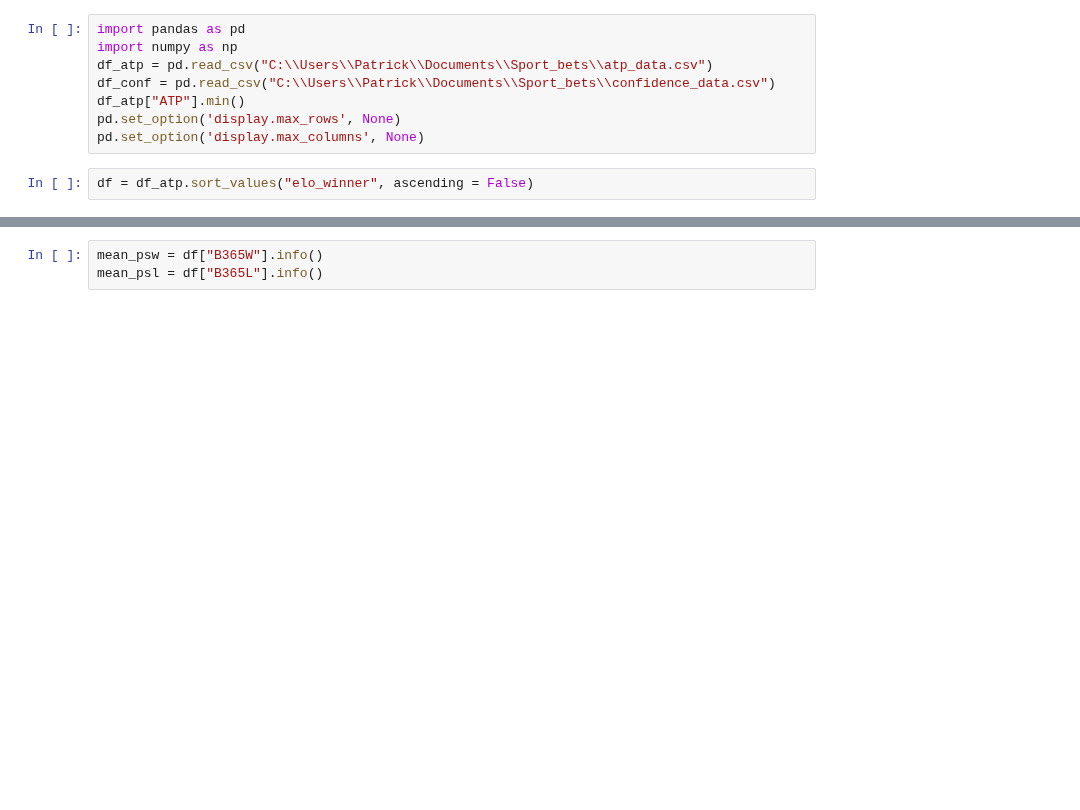
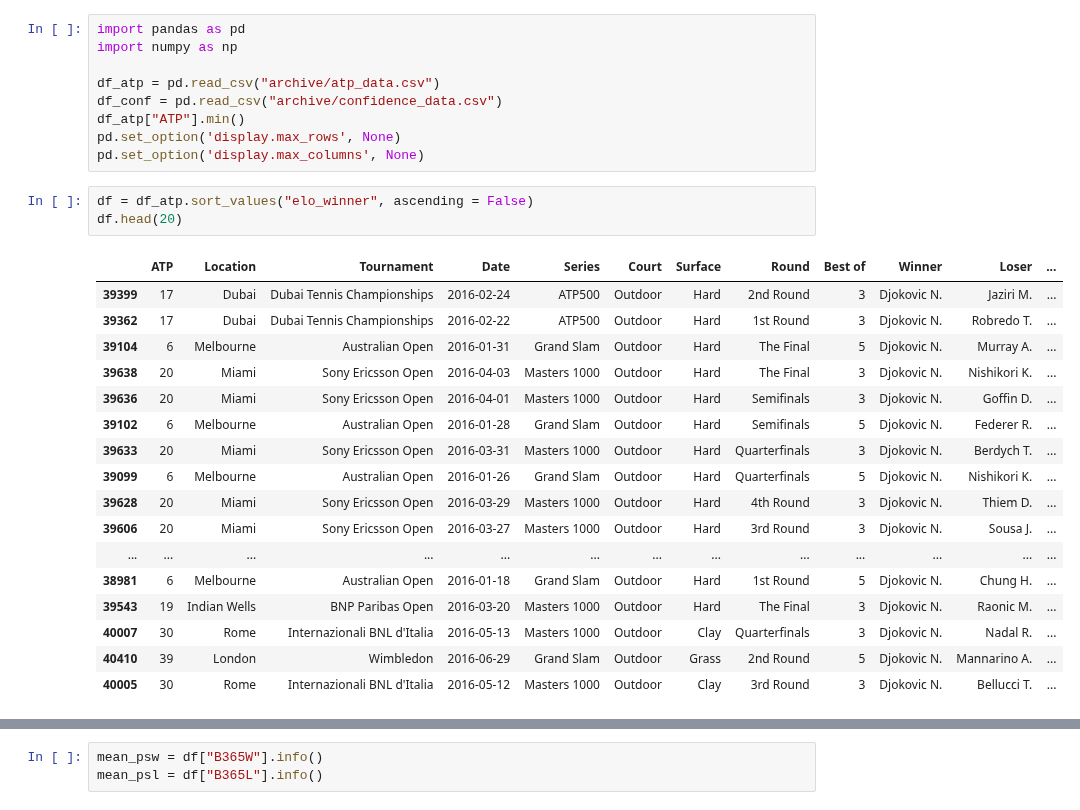
Before and after one commit to sprogl/sporting-bet-prediction, a Jupyter notebook: ATP_first_notebook.ipynb, the cells around one changed output, grey strips where cells are left out. Drawn from its saved outputs; the diff is of its cells as text; blank space fills up the shorter version.

```diff
--- a/ATP_first_notebook.ipynb
+++ b/ATP_first_notebook.ipynb
@@ -1,10 +1,30 @@
 # %%
 import pandas as pd
 import numpy as np
-df_atp = pd.read_csv("C:\\Users\\Patrick\\Documents\\Sport_bets\\atp_data.csv")
-df_conf = pd.read_csv("C:\\Users\\Patrick\\Documents\\Sport_bets\\confidence_data.csv")
+
+df_atp = pd.read_csv("archive/atp_data.csv")
+df_conf = pd.read_csv("archive/confidence_data.csv")
 df_atp["ATP"].min()
 pd.set_option('display.max_rows', None)
 pd.set_option('display.max_columns', None)
 # %%
 df = df_atp.sort_values("elo_winner", ascending = False)
+df.head(20)
+# %% [output]
+|  | ATP | Location | Tournament | Date | Series | Court | Surface | Round | Best of | Winner | Loser | ... |
+| 39399 | 17 | Dubai | Dubai Tennis Championships | 2016-02-24 | ATP500 | Outdoor | Hard | 2nd Round | 3 | Djokovic N. | Jaziri M. | ... |
+| 39362 | 17 | Dubai | Dubai Tennis Championships | 2016-02-22 | ATP500 | Outdoor | Hard | 1st Round | 3 | Djokovic N. | Robredo T. | ... |
+| 39104 | 6 | Melbourne | Australian Open | 2016-01-31 | Grand Slam | Outdoor | Hard | The Final | 5 | Djokovic N. | Murray A. | ... |
+| 39638 | 20 | Miami | Sony Ericsson Open | 2016-04-03 | Masters 1000 | Outdoor | Hard | The Final | 3 | Djokovic N. | Nishikori K. | ... |
+| 39636 | 20 | Miami | Sony Ericsson Open | 2016-04-01 | Masters 1000 | Outdoor | Hard | Semifinals | 3 | Djokovic N. | Goffin D. | ... |
+| 39102 | 6 | Melbourne | Australian Open | 2016-01-28 | Grand Slam | Outdoor | Hard | Semifinals | 5 | Djokovic N. | Federer R. | ... |
+| 39633 | 20 | Miami | Sony Ericsson Open | 2016-03-31 | Masters 1000 | Outdoor | Hard | Quarterfinals | 3 | Djokovic N. | Berdych T. | ... |
+| 39099 | 6 | Melbourne | Australian Open | 2016-01-26 | Grand Slam | Outdoor | Hard | Quarterfinals | 5 | Djokovic N. | Nishikori K. | ... |
+| 39628 | 20 | Miami | Sony Ericsson Open | 2016-03-29 | Masters 1000 | Outdoor | Hard | 4th Round | 3 | Djokovic N. | Thiem D. | ... |
+| 39606 | 20 | Miami | Sony Ericsson Open | 2016-03-27 | Masters 1000 | Outdoor | Hard | 3rd Round | 3 | Djokovic N. | Sousa J. | ... |
+| ... | ... | ... | ... | ... | ... | ... | ... | ... | ... | ... | ... | ... |
+| 38981 | 6 | Melbourne | Australian Open | 2016-01-18 | Grand Slam | Outdoor | Hard | 1st Round | 5 | Djokovic N. | Chung H. | ... |
+| 39543 | 19 | Indian Wells | BNP Paribas Open | 2016-03-20 | Masters 1000 | Outdoor | Hard | The Final | 3 | Djokovic N. | Raonic M. | ... |
+| 40007 | 30 | Rome | Internazionali BNL d'Italia | 2016-05-13 | Masters 1000 | Outdoor | Clay | Quarterfinals | 3 | Djokovic N. | Nadal R. | ... |
+| 40410 | 39 | London | Wimbledon | 2016-06-29 | Grand Slam | Outdoor | Grass | 2nd Round | 5 | Djokovic N. | Mannarino A. | ... |
+| 40005 | 30 | Rome | Internazionali BNL d'Italia | 2016-05-12 | Masters 1000 | Outdoor | Clay | 3rd Round | 3 | Djokovic N. | Bellucci T. | ... |
```
Also changed, not shown: parts of 14 cells of this notebook.
